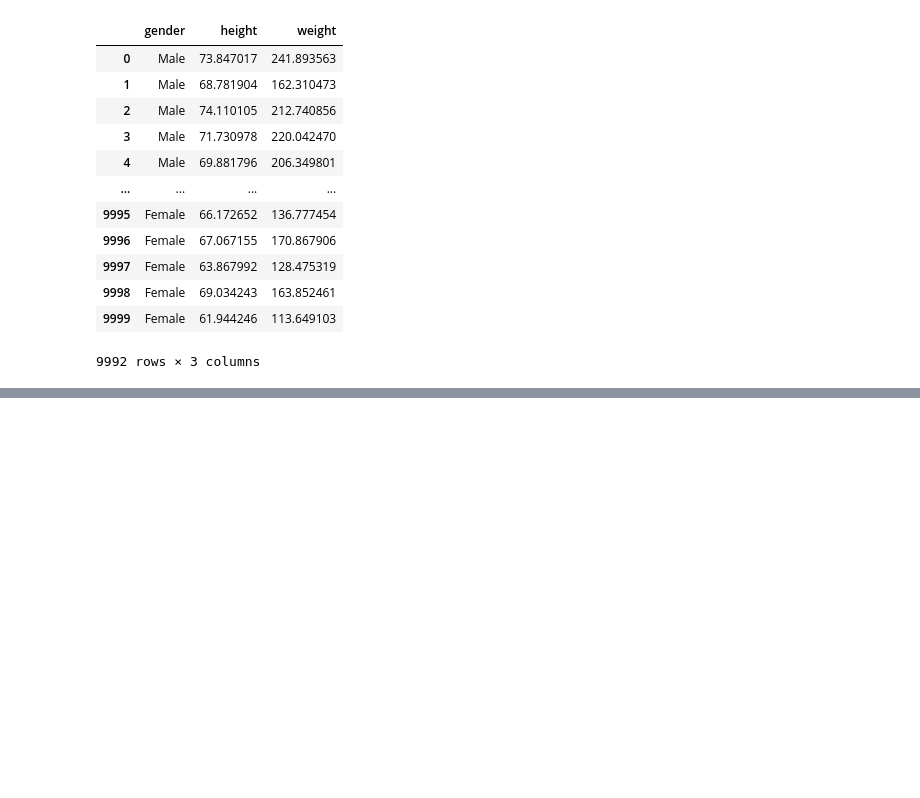
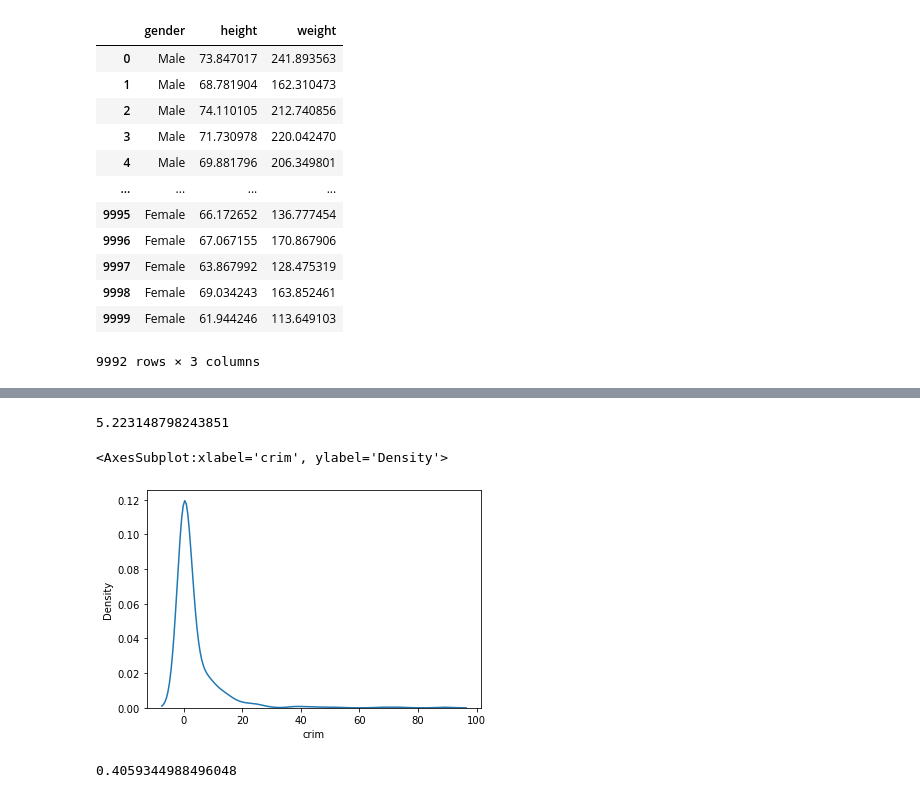
Before and after one commit to mavrick08/AWP, a Jupyter notebook: Basics of EDA.ipynb, the cells around one changed output, grey strips where cells are left out. Cells and saved outputs as stored; diff of their text form; code cells hidden in the pictures; blank space fills up the shorter version.

```diff
--- a/Basics of EDA.ipynb
+++ b/Basics of EDA.ipynb
@@ -709,0 +906,2 @@ no_outlier_ht
+# %%
+df = pd.read_csv('BostonHousing.csv')
@@ -709,0 +924,9 @@ no_outlier_ht
+# %%
+df['crim'].skew()
+# %% [output]
+5.223148798243851
+# %%
+sns.kdeplot(df['crim'])
+# %% [output]
+<AxesSubplot:xlabel='crim', ylabel='Density'>
+[figure, added]
@@ -709,0 +935,4 @@ no_outlier_ht
+# %%
+crim_log.skew()
+# %% [output]
+0.4059344988496048
```
Also changed, not shown: parts of 90 cells of this notebook, 2 other files.
